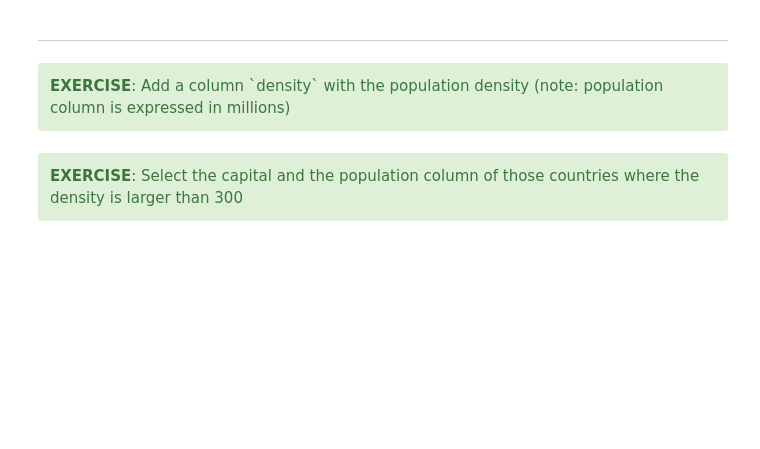
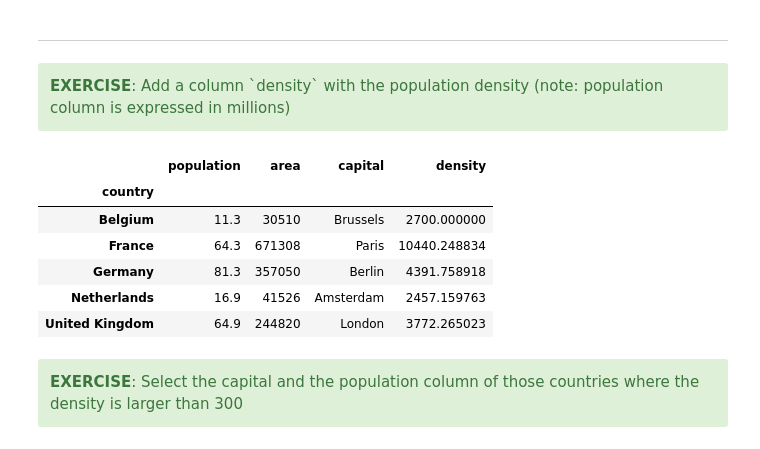
Before and after one commit to dheephiga/python-wgs, a Jupyter notebook: numpy_pandas/1_Indexing_and_selecting_data.ipynb, the cells around one changed output. Saved outputs shown, nothing was run; the diff lists cells and outputs as text; code cells hidden in the pictures; blank space fills up the shorter version.

```diff
--- a/numpy_pandas/1_Indexing_and_selecting_data.ipynb
+++ b/numpy_pandas/1_Indexing_and_selecting_data.ipynb
@@ -178,6 +194,17 @@ countries[countries['area'] > 100000]
 <div class="alert alert-success">
     <b>EXERCISE</b>: Add a column `density` with the population density (note: population column is expressed in millions)
 </div>
+# %%
+countries['density'] = countries['area']/countries['population']
+countries
+# %% [output]
+|  | population | area | capital | density |
+| country |  |  |  |  |
+| Belgium | 11.3 | 30510 | Brussels | 2700.000000 |
+| France | 64.3 | 671308 | Paris | 10440.248834 |
+| Germany | 81.3 | 357050 | Berlin | 4391.758918 |
+| Netherlands | 16.9 | 41526 | Amsterdam | 2457.159763 |
+| United Kingdom | 64.9 | 244820 | London | 3772.265023 |
 # %% [markdown]
 <div class="alert alert-success">
     <b>EXERCISE</b>: Select the capital and the population column of those countries where the density is larger than 300
```
Also changed, not shown: parts of 8 cells of this notebook, 1 other file.
